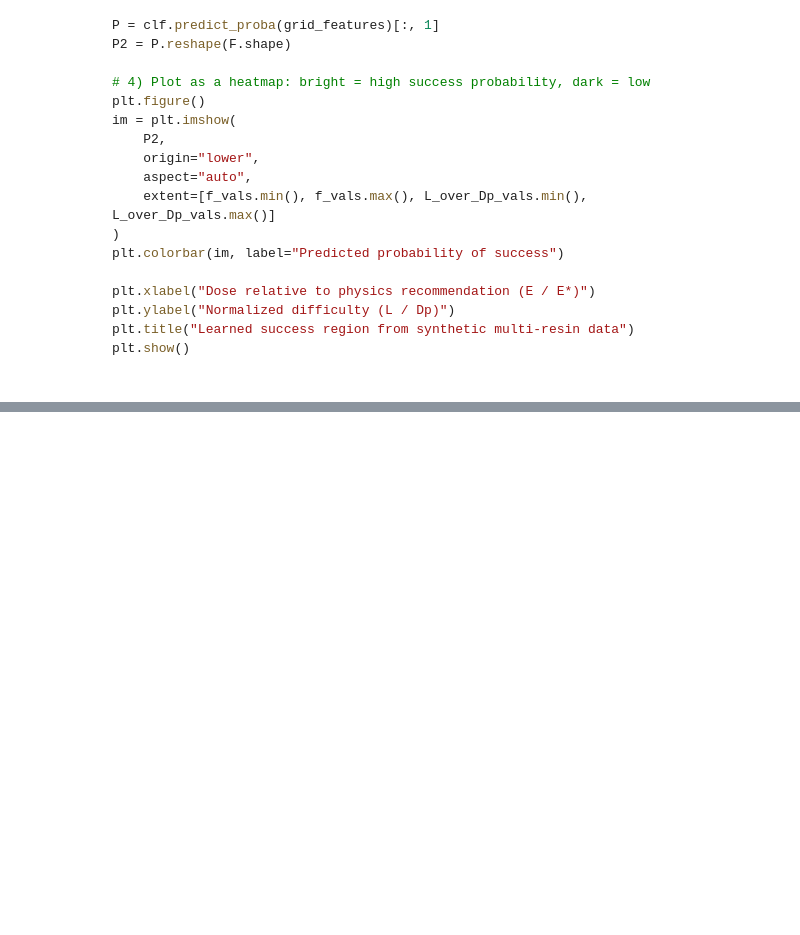
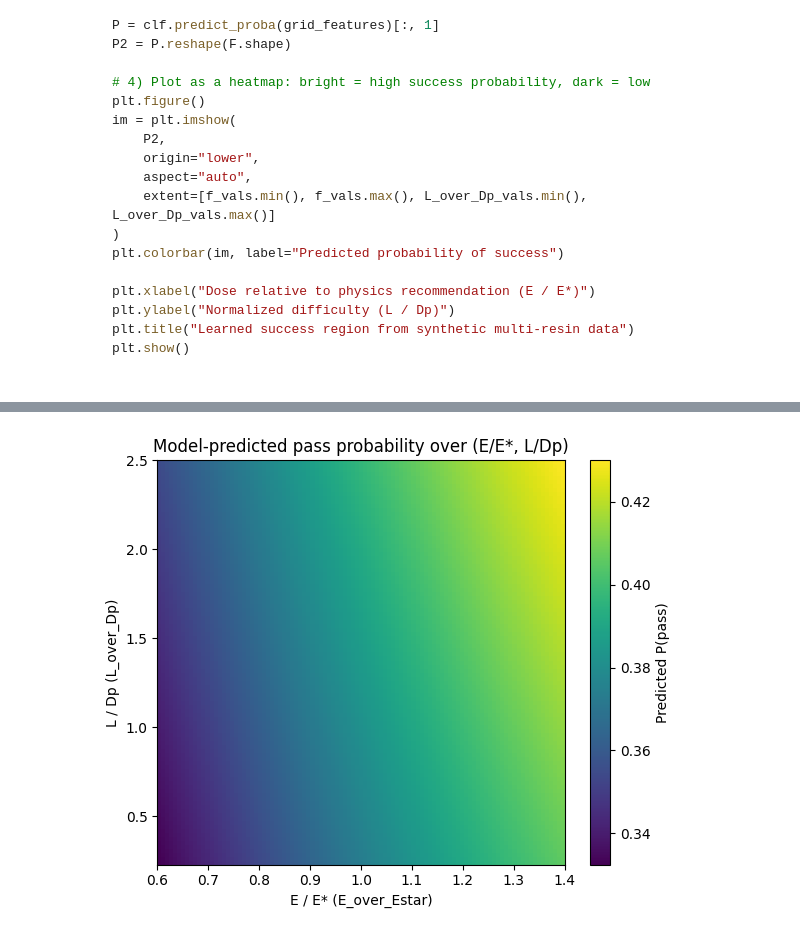
Before and after one commit to nyee88/tvam_resin_mini, a Jupyter notebook: notebooks/01_working_curve.ipynb, the cells around one changed output, grey strips where cells are left out. Cells and saved outputs as stored; diff of their text form; code cells hidden in the pictures; blank space fills up the shorter version.

```diff
--- a/notebooks/01_working_curve.ipynb
+++ b/notebooks/01_working_curve.ipynb
@@ -581,0 +548,55 @@ plt.show()
+# %%
+import numpy as np
+import pandas as pd
+import matplotlib.pyplot as plt
+
+# --- Rebuild features defensively (so this cell works even if run alone) ---
+df_ml = df_exp.copy()
+
+# Make sure L_over_Dp exists
+if "L_over_Dp" not in df_ml.columns:
+    df_ml["L_over_Dp"] = df_ml["L_um"] / df_ml["Dp_um"]
+
+# Make sure the squared term exists
+df_ml["E_over_Estar_sq"] = df_ml["E_over_Estar"] ** 2
+
+# --- Define a grid over (E_over_Estar, L_over_Dp) ---
+f_min, f_max = 0.6, 1.4   # dose ratio range to visualize
+n_f = 101
+
+L_min = df_ml["L_over_Dp"].min()
+L_max = df_ml["L_over_Dp"].max()
+n_L = 101
+
+f_grid = np.linspace(f_min, f_max, n_f)
+L_grid = np.linspace(L_min, L_max, n_L)
+
+F, LOD = np.meshgrid(f_grid, L_grid)
+
+# Build feature matrix on this grid
+X_grid = pd.DataFrame({
+    "E_over_Estar": F.ravel(),
+    "E_over_Estar_sq": (F ** 2).ravel(),
+    "L_over_Dp": LOD.ravel(),
+})
+
+# Predicted probability of pass
+p_pass = clf.predict_proba(X_grid)[:, 1]
+Z = p_pass.reshape(F.shape)
+
+# --- Plot heatmap ---
+plt.figure(figsize=(6, 5))
+im = plt.imshow(
+    Z,
+    origin="lower",
+    aspect="auto",
+    extent=[f_min, f_max, L_min, L_max],
+)
+plt.colorbar(im, label="Predicted P(pass)")
+plt.xlabel("E / E* (E_over_Estar)")
+plt.ylabel("L / Dp (L_over_Dp)")
+plt.title("Model-predicted pass probability over (E/E*, L/Dp)")
+plt.tight_layout()
+plt.show()
+# %% [output]
+[figure, added]
```
Also changed, not shown: parts of 2 cells of this notebook.
